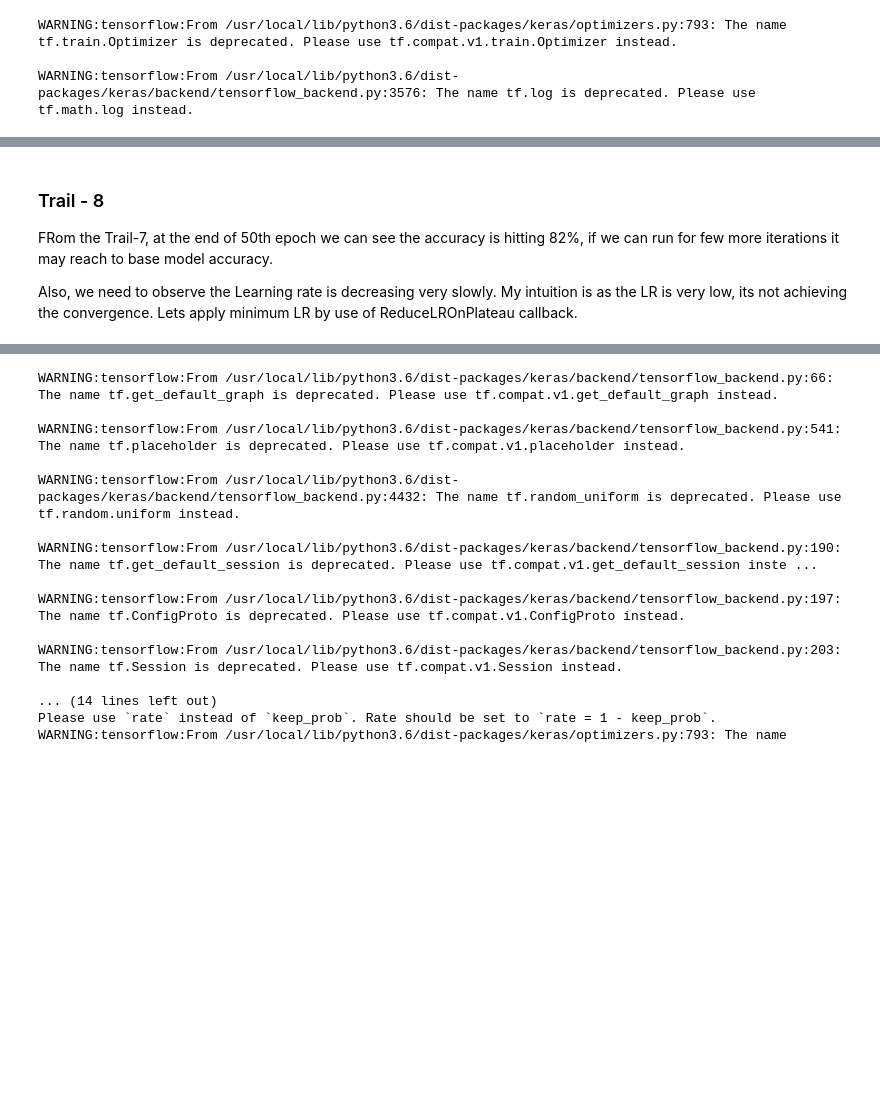
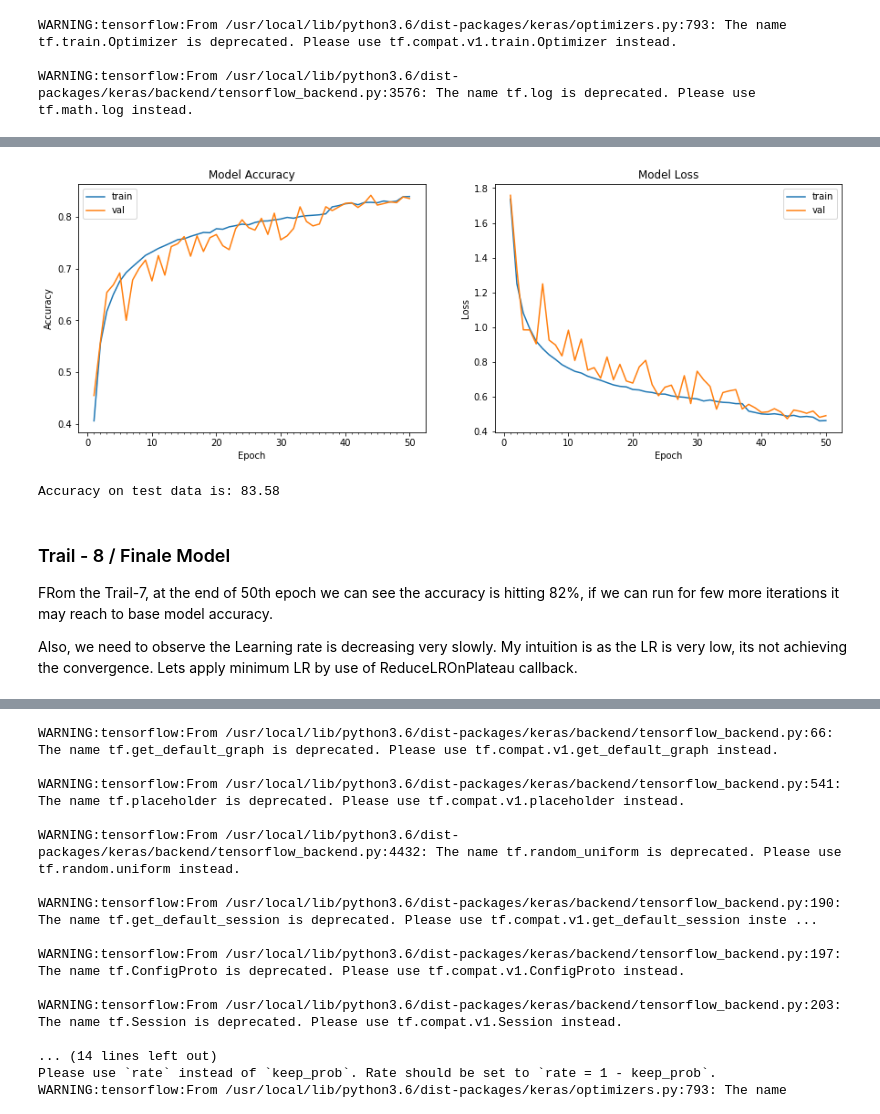
Before and after one commit to vamsigp/EIP-4, a Jupyter notebook: wk_3/S3_Assignment_6.ipynb, the cells around one changed output, grey strips where cells are left out. Cells and saved outputs as stored; diff of their text form; code cells hidden in the pictures; blank space fills up the shorter version.

```diff
--- a/wk_3/S3_Assignment_6.ipynb
+++ b/wk_3/S3_Assignment_6.ipynb
@@ -254,0 +312,40 @@ def trainModelWithCallbacks(current_model, myCallbacks):
+# %%
+m9 = Sequential()
+
+# Block 1
+m9.add(SeparableConv2D(filters=48, kernel_size=(3,3),padding='same', input_shape=(32, 32, 3))) # 32
+m9.add(BatchNormalization())
+m9.add(Activation('relu'))
+m9.add(SeparableConv2D(filters=48, kernel_size=(3,3))) # 30
+m9.add(BatchNormalization())
+m9.add(Activation('relu'))
+m9.add(MaxPooling2D(pool_size=2)) #15
+m9.add(Dropout(0.25))
+
+# Block 2
+m9.add(SeparableConv2D(filters=96, kernel_size=(3,3),padding='same')) # 15
+m9.add(BatchNormalization())
+m9.add(Activation('relu'))
+m9.add(SeparableConv2D(filters=96, kernel_size=(3,3))) # 13
+m9.add(BatchNormalization())
+m9.add(Activation('relu'))
+m9.add(MaxPooling2D(pool_size=2)) # 6
+m9.add(Dropout(0.25))
+
+# block 3
+m9.add(SeparableConv2D(filters=192, kernel_size=(3, 3),padding='same')) #6
+m9.add(Activation('relu'))
+m9.add(BatchNormalization())
+m9.add(SeparableConv2D(filters=192, kernel_size=(3, 3))) #4
+m9.add(Activation('relu'))
+m9.add(BatchNormalization())
+m9.add(MaxPooling2D(pool_size=(2, 2))) #2
+m9.add(Dropout(0.25))
+
+# check if the below can be done using SeperableConv@D
+m9.add(Convolution2D(num_classes, 2))
+
+m9.add(GlobalAveragePooling2D())
+m9.add(Activation('softmax'))
+
+m9.compile(optimizer=Adam(lr=0.003), loss='categorical_crossentropy', metrics=['accuracy'])
@@ -254,0 +372,3 @@ def trainModelWithCallbacks(current_model, myCallbacks):
+# %%
+trainModelWithCallbacksAndImageAugmentation(m9, reduce_lr)
+# %% [output]
@@ -255,5 +392,7 @@ def trainModelWithCallbacks(current_model, myCallbacks):
+[figure, added]
+Accuracy on test data is: 83.58
 # %% [markdown]
-### Trail - 8
+### Trail - 8 / Finale Model
 
 FRom the Trail-7, at the end of 50th epoch we can see the accuracy is hitting 82%, if we can run for few more iterations it may reach to base model accuracy.
 
```
Also changed, not shown: parts of 16 cells of this notebook.
